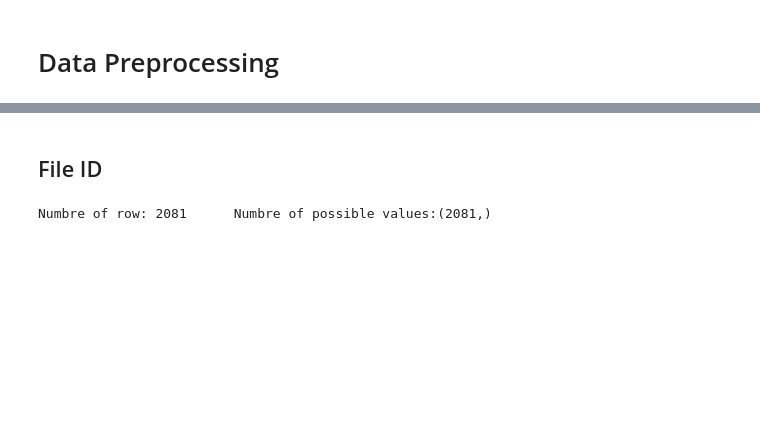
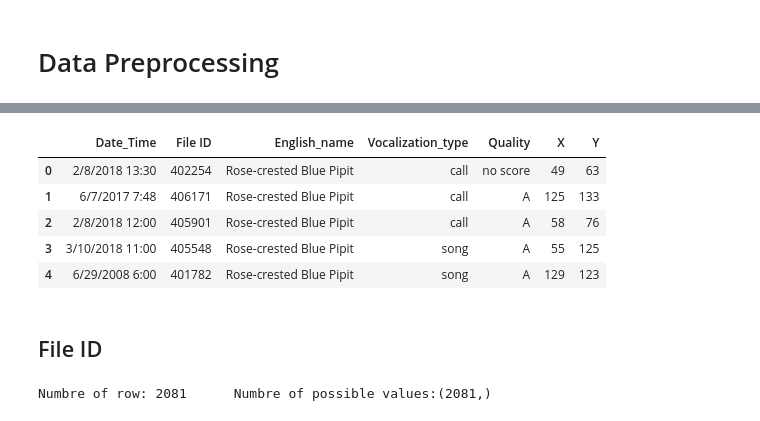
Before and after one commit to zhufangda/Telecom_Paristech-3rd_year, a Jupyter notebook: DATA920_Visualization/2018 Mini-Challenge 1/Assignment_1.ipynb, the cells around one changed output, grey strips where cells are left out. Cells and saved outputs as stored; diff of their text form; code cells hidden in the pictures; blank space fills up the shorter version.

```diff
--- a/DATA920_Visualization/2018 Mini-Challenge 1/Assignment_1.ipynb
+++ b/DATA920_Visualization/2018 Mini-Challenge 1/Assignment_1.ipynb
@@ -80,6 +80,15 @@ dtype: int64
 Index(['Date_Time', 'File ID', 'English_name', 'Vocalization_type', 'Quality',
        'X', 'Y'],
       dtype='object')
+# %%
+all_birds.head()
+# %% [output]
+|  | Date_Time | File ID | English_name | Vocalization_type | Quality | X | Y |
+| 0 | 2/8/2018 13:30 | 402254 | Rose-crested Blue Pipit | call | no score | 49 | 63 |
+| 1 | 6/7/2017 7:48 | 406171 | Rose-crested Blue Pipit | call | A | 125 | 133 |
+| 2 | 2/8/2018 12:00 | 405901 | Rose-crested Blue Pipit | call | A | 58 | 76 |
+| 3 | 3/10/2018 11:00 | 405548 | Rose-crested Blue Pipit | song | A | 55 | 125 |
+| 4 | 6/29/2008 6:00 | 401782 | Rose-crested Blue Pipit | song | A | 129 | 123 |
 # %% [markdown]
 ## File ID
 # %%
```
Also changed, not shown: parts of 3 cells of this notebook, 8 other files.
